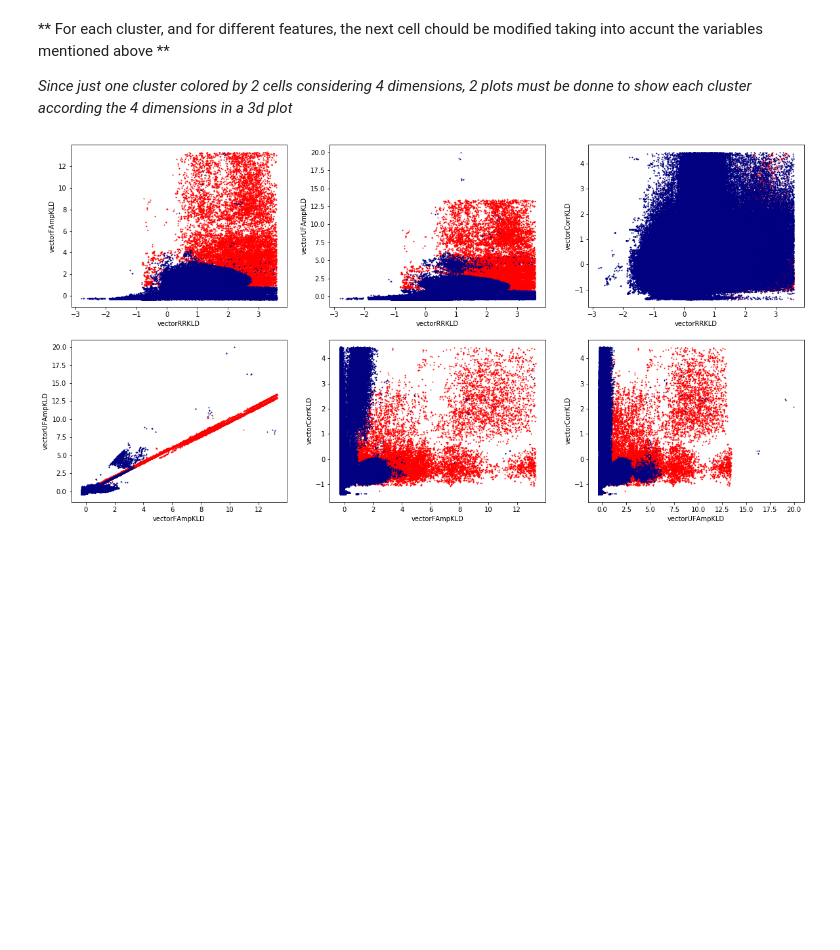
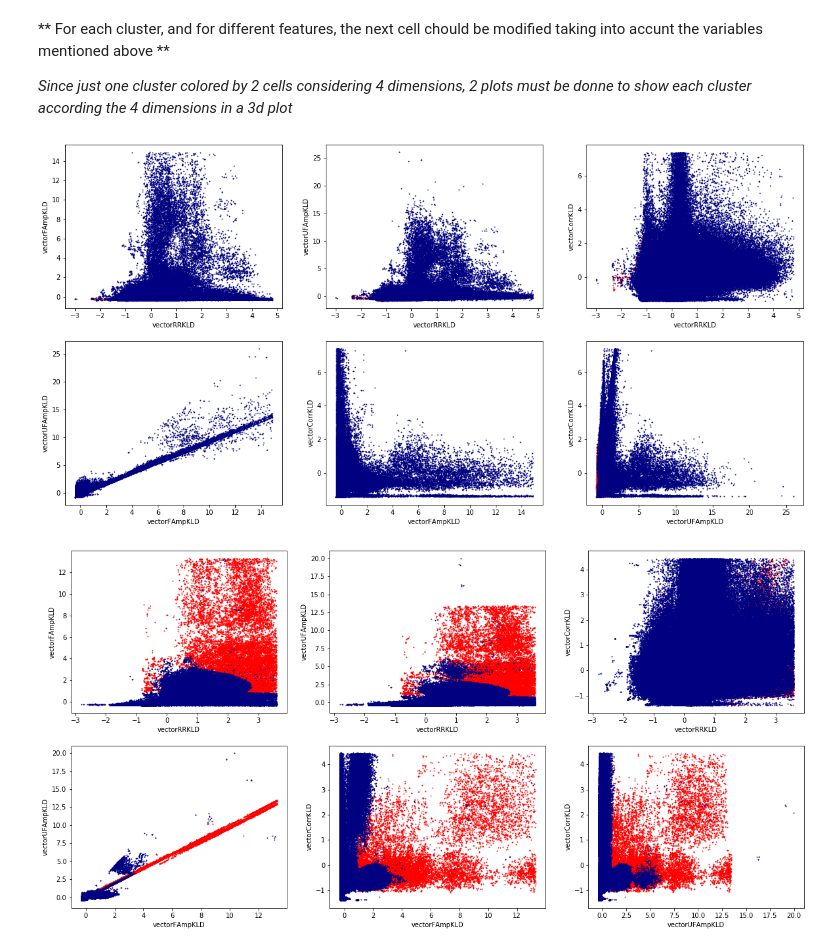
Before and after one commit to valeporti/stg_ete, a Jupyter notebook: all_in_one.ipynb, the cells around one changed output. Saved outputs shown, nothing was run; the diff lists cells and outputs as text; code cells hidden in the pictures; blank space fills up the shorter version.

```diff
--- a/all_in_one.ipynb
+++ b/all_in_one.ipynb
@@ -197,6 +209,11 @@ desired_data
 ** For each cluster, and for different features, the next cell chould be modified taking into accunt the variables mentioned above **
 
 *Since just one cluster colored by 2 cells considering 4 dimensions, 2 plots must be donne to show each cluster according the 4 dimensions in a 3d plot*
+# %%
+%matplotlib inline
+dp.plotAll2DGMMs(X, predicted, 0, 'red', titles)
+# %% [output]
+[figure, added]
 # %%
 %matplotlib inline
 dp.plotAll2DGMMs(X, predicted, 1, 'red', titles)
```
Also changed, not shown: parts of 10 cells of this notebook, 3 other files.
